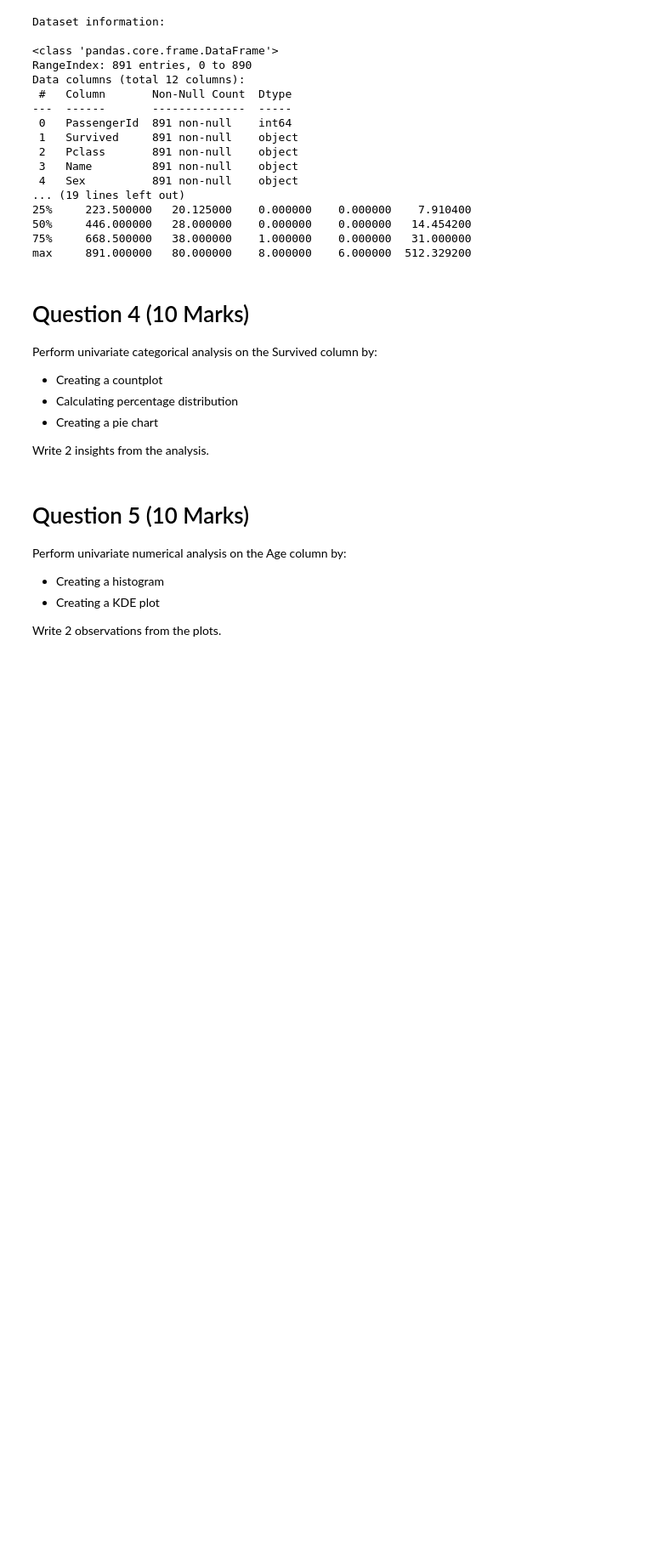
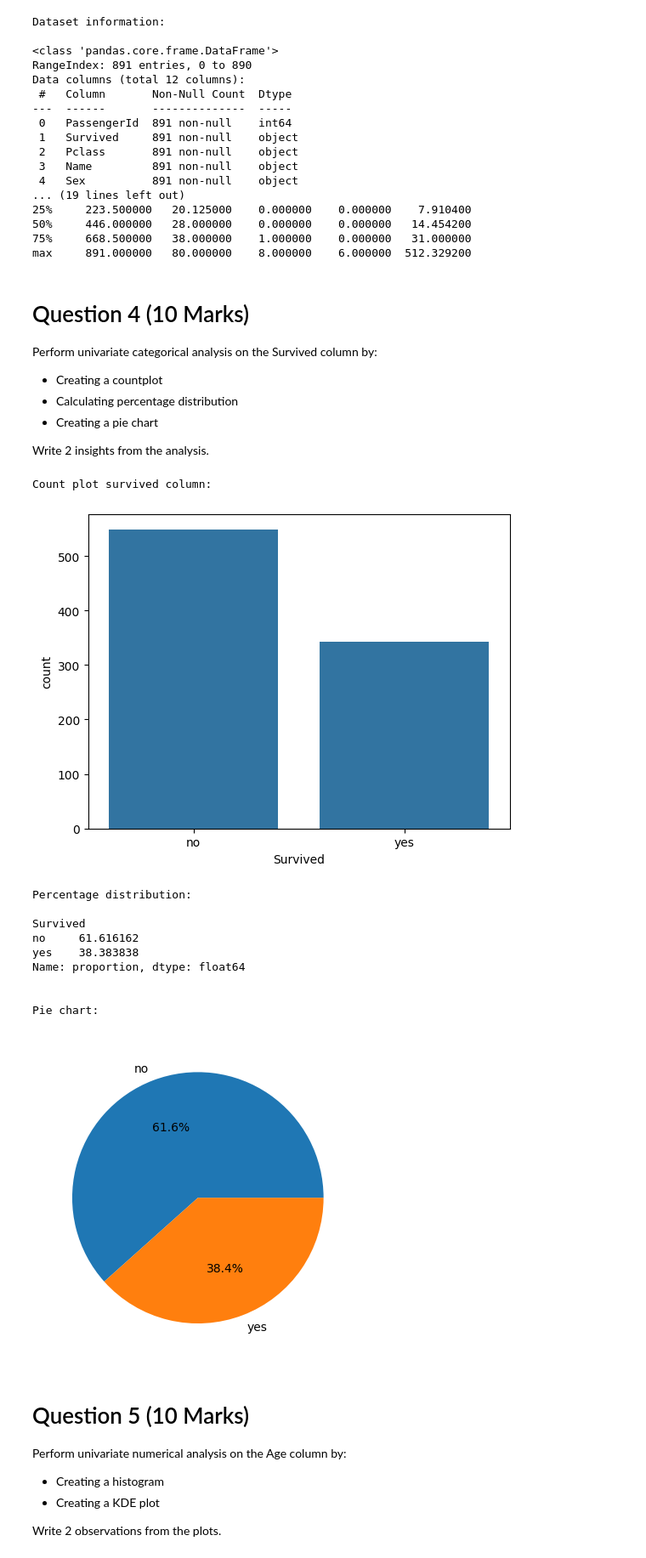
Before and after one commit to RiazullJannat/ML, a Jupyter notebook: ML_Assignment_01.ipynb, the cells around one changed output. Shown at 85% size. Drawn from its saved outputs; the diff is of its cells as text; code cells hidden in the pictures; blank space fills up the shorter version.

```diff
--- a/ML_Assignment_01.ipynb
+++ b/ML_Assignment_01.ipynb
@@ -128,6 +128,31 @@ Perform univariate categorical analysis on the Survived column by:
 - Creating a pie chart
 
 Write 2 insights from the analysis.
+# %%
+print("Count plot survived column:\n")
+sns.countplot(data=df,x="Survived")
+plt.show()
+
+print("\n\nPercentage distribution:\n")
+survived_counts = df["Survived"].value_counts(normalize=True)*100
+print(survived_counts)
+
+print("\n\nPie chart:\n")
+plt.pie(survived_counts,labels=survived_counts.index,autopct="%1.1f%%")
+plt.show()
+# %% [output]
+Count plot survived column:
+[figure, added]
+Percentage distribution:
+
+Survived
+no     61.616162
+yes    38.383838
+Name: proportion, dtype: float64
+
+
+Pie chart:
+[figure, added]
 # %% [markdown]
 # Question 5 (10 Marks)
 Perform univariate numerical analysis on the Age column by:
```
